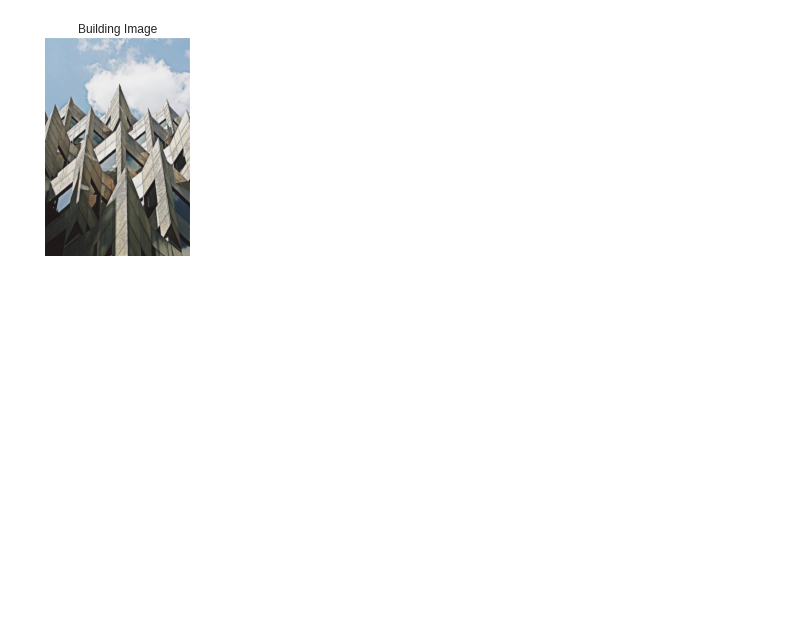
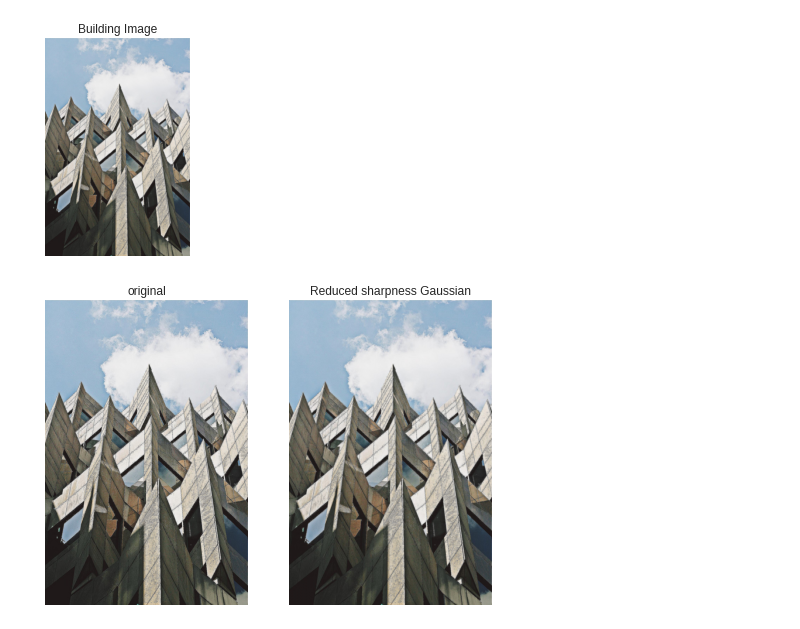
Before and after one commit to Naimul-Islam-Siam/Image-Processing, a Jupyter notebook: Image Processing in Python/2. Filters, Contrast, Transformation and Morphology/image_processing2.ipynb, the cells around one changed output. Drawn from its saved outputs; the diff is of its cells as text; code cells hidden in the pictures; blank space fills up the shorter version.

Commit message:
Blurring to reduce noise

```diff
--- a/Image Processing in Python/2. Filters, Contrast, Transformation and Morphology/image_processing2.ipynb
+++ b/Image Processing in Python/2. Filters, Contrast, Transformation and Morphology/image_processing2.ipynb
@@ -89,3 +89,14 @@ building_image = io.imread("https://assets.datacamp.com/production/repositories/
 show_image(building_image, "Building Image")
 # %% [output]
 [figure]
+# %%
+# Import Gaussian filter
+from skimage.filters import gaussian
+
+# Apply filter
+gaussian_image = gaussian(building_image, multichannel=True)
+
+# Show original and resulting image to compare
+plot_comparison(building_image, gaussian_image, "Reduced sharpness Gaussian");
+# %% [output]
+[figure, added]
```
